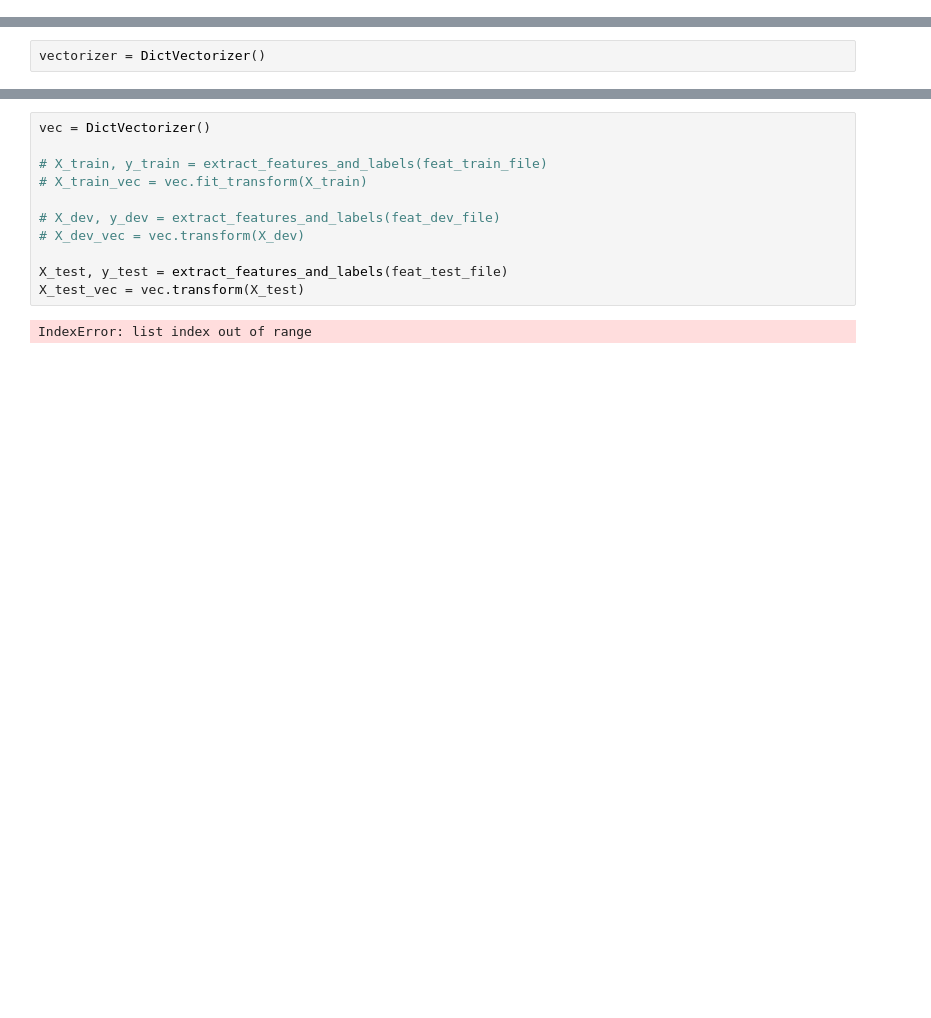
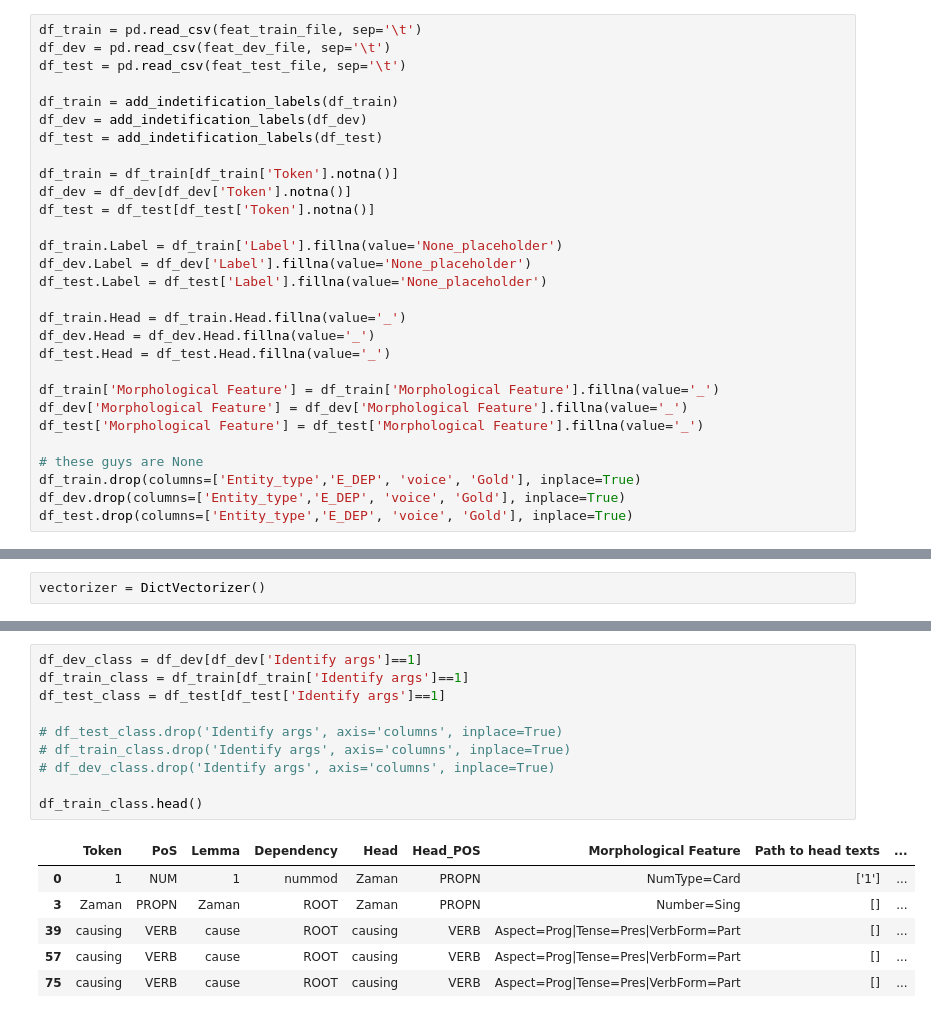
Before and after one commit to andpuc23/AdvancedNLP, a Jupyter notebook: Task_2/code/main.ipynb, the cells around one changed output, grey strips where cells are left out. Drawn from its saved outputs; the diff is of its cells as text; blank space fills up the shorter version.

```diff
--- a/Task_2/code/main.ipynb
+++ b/Task_2/code/main.ipynb
@@ -29,0 +63,29 @@ feat_dev_file = out_dev_file.replace('output', 'features')
+# %%
+df_train = pd.read_csv(feat_train_file, sep='\t')
+df_dev = pd.read_csv(feat_dev_file, sep='\t')
+df_test = pd.read_csv(feat_test_file, sep='\t')
+
+df_train = add_indetification_labels(df_train)
+df_dev = add_indetification_labels(df_dev)
+df_test = add_indetification_labels(df_test)
+
+df_train = df_train[df_train['Token'].notna()]
+df_dev = df_dev[df_dev['Token'].notna()]
+df_test = df_test[df_test['Token'].notna()]
+
+df_train.Label = df_train['Label'].fillna(value='None_placeholder')
+df_dev.Label = df_dev['Label'].fillna(value='None_placeholder')
+df_test.Label = df_test['Label'].fillna(value='None_placeholder')
+
+df_train.Head = df_train.Head.fillna(value='_')
+df_dev.Head = df_dev.Head.fillna(value='_')
+df_test.Head = df_test.Head.fillna(value='_')
+
+df_train['Morphological Feature'] = df_train['Morphological Feature'].fillna(value='_')
+df_dev['Morphological Feature'] = df_dev['Morphological Feature'].fillna(value='_')
+df_test['Morphological Feature'] = df_test['Morphological Feature'].fillna(value='_')
+
+# these guys are None
+df_train.drop(columns=['Entity_type','E_DEP', 'voice', 'Gold'], inplace=True)
+df_dev.drop(columns=['Entity_type','E_DEP', 'voice', 'Gold'], inplace=True)
+df_test.drop(columns=['Entity_type','E_DEP', 'voice', 'Gold'], inplace=True)
@@ -64,13 +139,17 @@ def extract_features_and_labels(trainingfile):
-# %%
-vec = DictVectorizer()
-
-# X_train, y_train = extract_features_and_labels(feat_train_file)
-# X_train_vec = vec.fit_transform(X_train)
-
-# X_dev, y_dev = extract_features_and_labels(feat_dev_file)
-# X_dev_vec = vec.transform(X_dev)
-
-X_test, y_test = extract_features_and_labels(feat_test_file)
-X_test_vec = vec.transform(X_test)
-# %% [output]
-IndexError: list index out of range
+# %%
+df_dev_class = df_dev[df_dev['Identify args']==1]
+df_train_class = df_train[df_train['Identify args']==1]
+df_test_class = df_test[df_test['Identify args']==1]
+
+# df_test_class.drop('Identify args', axis='columns', inplace=True)
+# df_train_class.drop('Identify args', axis='columns', inplace=True)
+# df_dev_class.drop('Identify args', axis='columns', inplace=True)
+
+df_train_class.head()
+# %% [output]
+|  | Token | PoS | Lemma | Dependency | Head | Head_POS | Morphological Feature | Path to head texts | ... |
+| 0 | 1 | NUM | 1 | nummod | Zaman | PROPN | NumType=Card | ['1'] | ... |
+| 3 | Zaman | PROPN | Zaman | ROOT | Zaman | PROPN | Number=Sing | [] | ... |
+| 39 | causing | VERB | cause | ROOT | causing | VERB | Aspect=Prog|Tense=Pres|VerbForm=Part | [] | ... |
+| 57 | causing | VERB | cause | ROOT | causing | VERB | Aspect=Prog|Tense=Pres|VerbForm=Part | [] | ... |
+| 75 | causing | VERB | cause | ROOT | causing | VERB | Aspect=Prog|Tense=Pres|VerbForm=Part | [] | ... |
```
Also changed, not shown: parts of 19 cells of this notebook.
